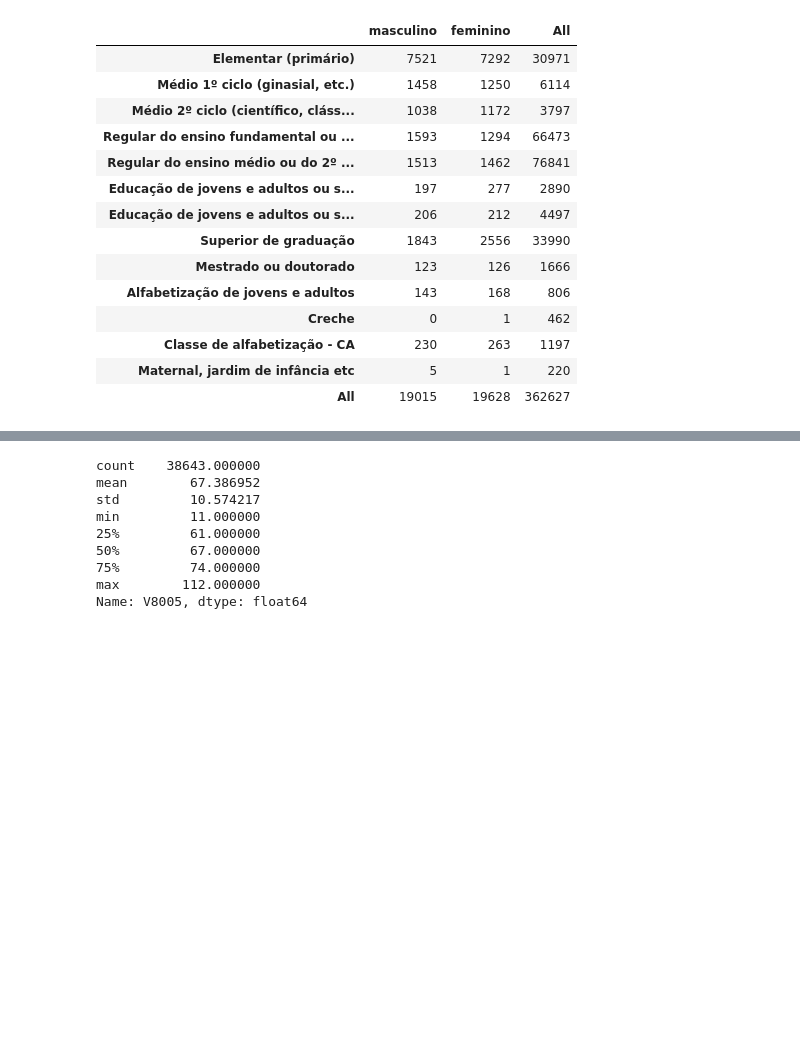
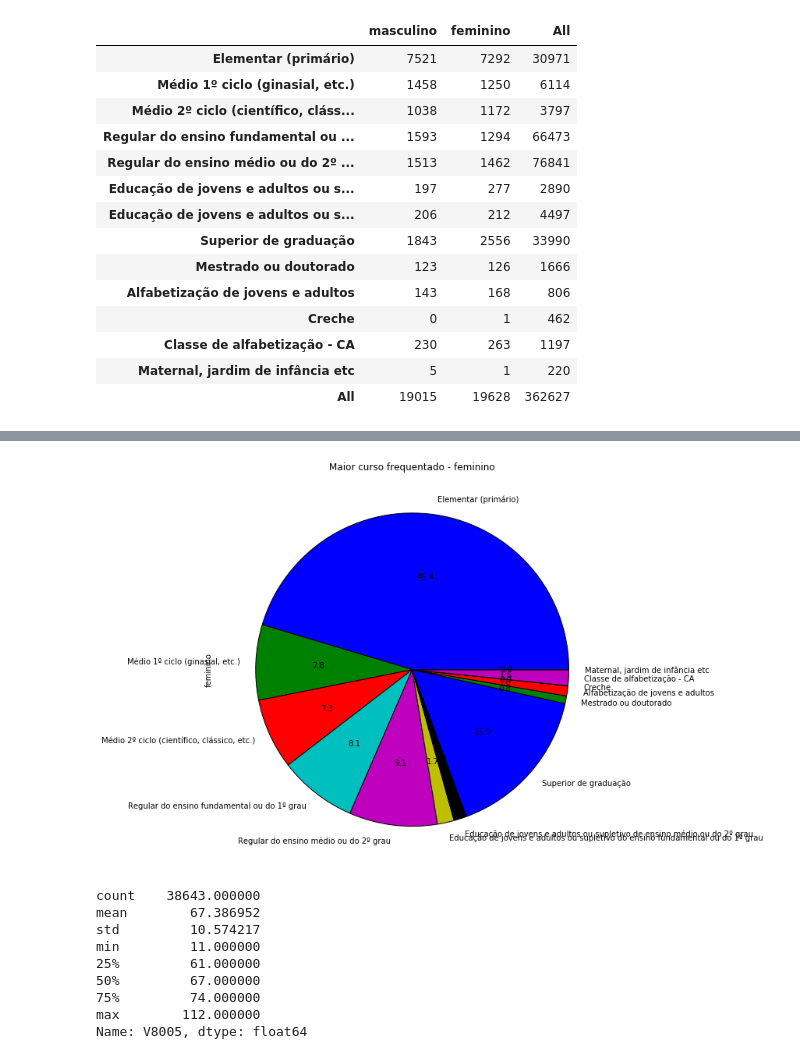
Before and after one commit to Formulos/CD, a Jupyter notebook: Projeto 1/Projeto 1.ipynb, the cells around one changed output, grey strips where cells are left out. Drawn from its saved outputs; the diff is of its cells as text; code cells hidden in the pictures; blank space fills up the shorter version.

```diff
--- a/Projeto 1/Projeto 1.ipynb
+++ b/Projeto 1/Projeto 1.ipynb
@@ -161,3 +167,9 @@ ct
+# %%
+ct3 = ct.iloc[:13,1]
+
+plot = ct3.plot(kind='pie',title='Maior curso frequentado - feminino',autopct='%.1f',figsize=(9, 9))
+# %% [output]
+[figure, added]
 # %%
 dados.idade[dados.aposentados == 2].describe()
 # %% [output]
```
Also changed, not shown: parts of 3 cells of this notebook.
